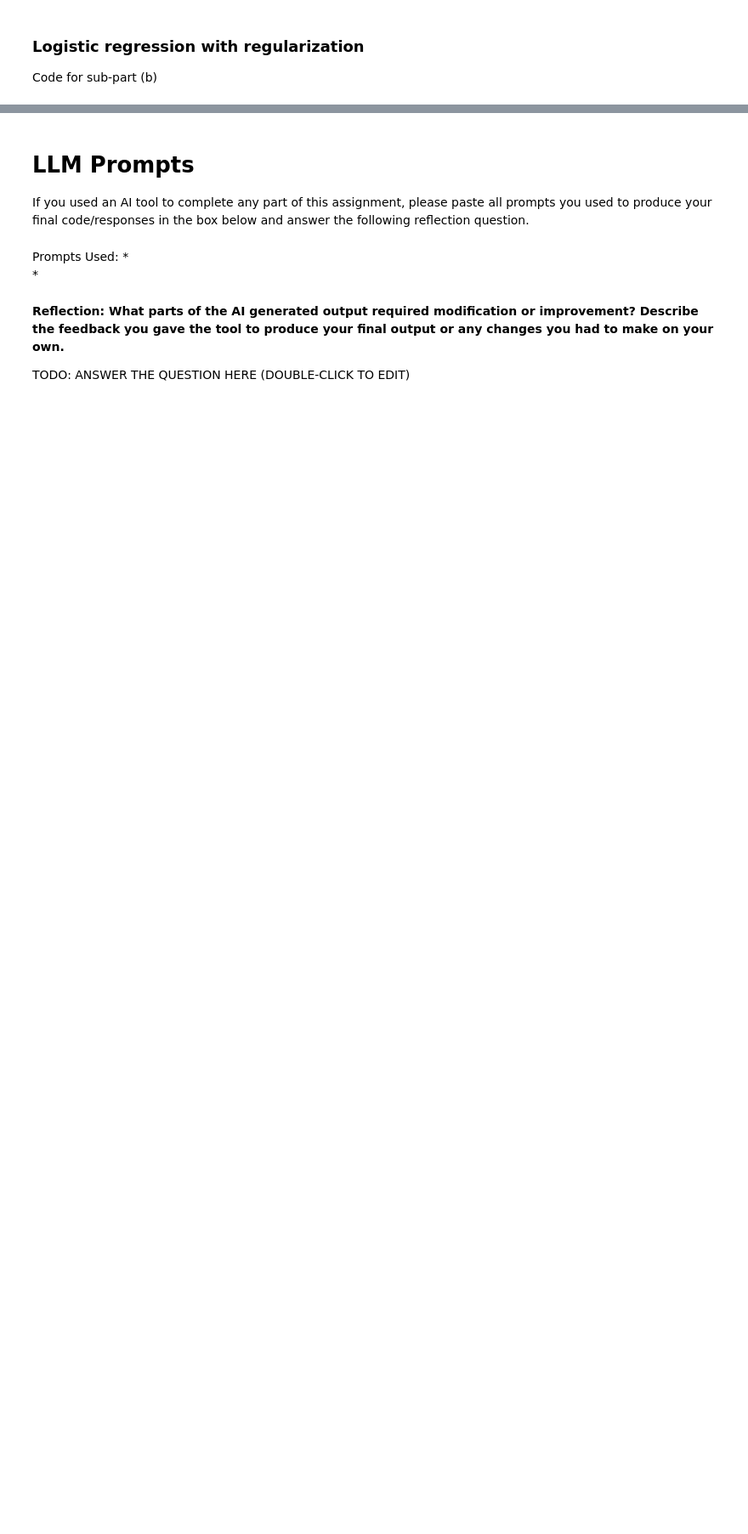
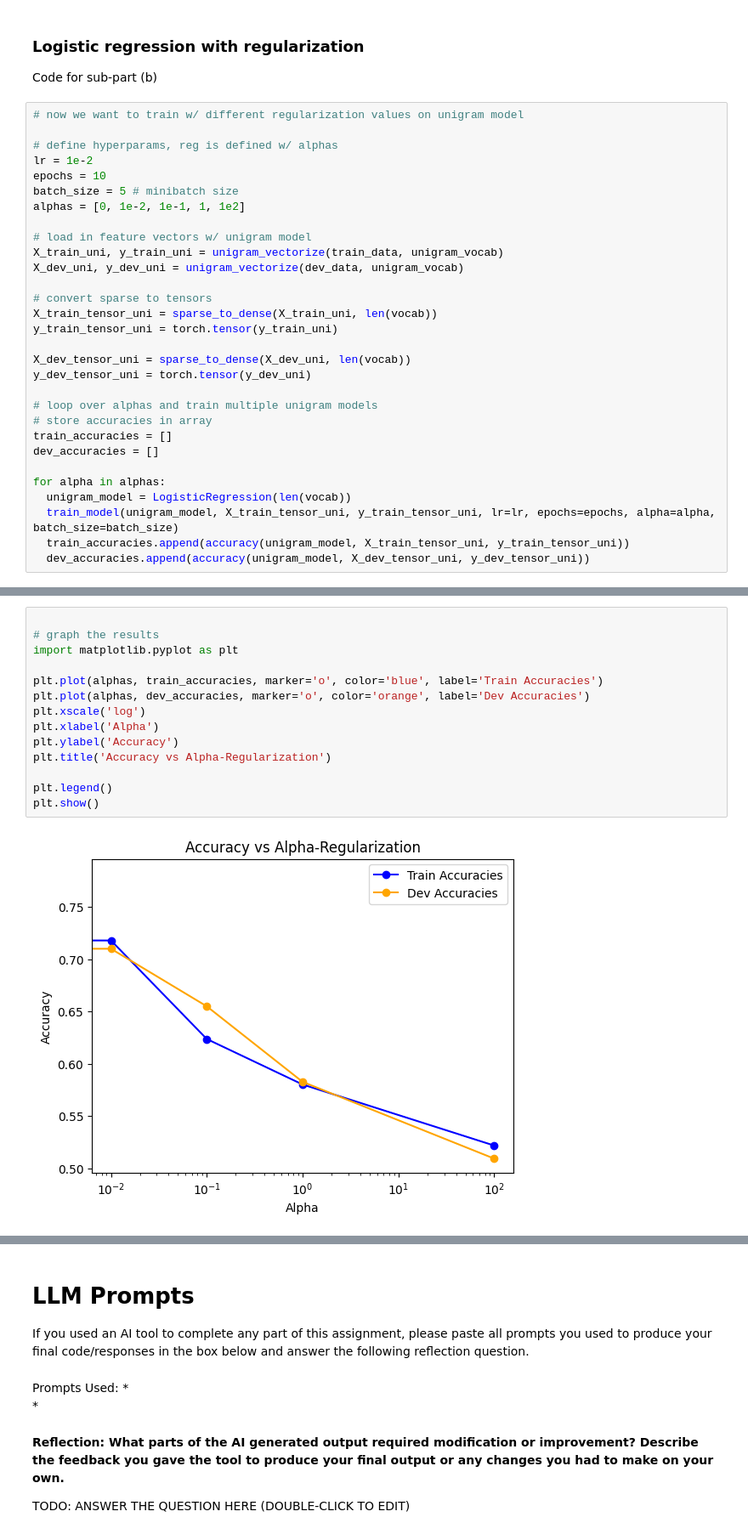
Before and after one commit to smkim0508/COS484-Notes, a Jupyter notebook: A1P2_Classification_(COS484_S2026).ipynb, the cells around one changed output, grey strips where cells are left out. Shown at 85% size. Saved outputs shown, nothing was run; the diff lists cells and outputs as text; blank space fills up the shorter version.

Commit message:
Completed: compared alpha-regularization vs accuracy, cleaned up code

```diff
--- a/A1P2_Classification_(COS484_S2026).ipynb
+++ b/A1P2_Classification_(COS484_S2026).ipynb
@@ -347,3 +356,33 @@ The results of bigram vs unigram models show that the bigram features have bette
 ### Logistic regression with regularization
 
 Code for sub-part (b)
+# %%
+# now we want to train w/ different regularization values on unigram model
+
+# define hyperparams, reg is defined w/ alphas
+lr = 1e-2
+epochs = 10
+batch_size = 5 # minibatch size
+alphas = [0, 1e-2, 1e-1, 1, 1e2]
+
+# load in feature vectors w/ unigram model
+X_train_uni, y_train_uni = unigram_vectorize(train_data, unigram_vocab)
+X_dev_uni, y_dev_uni = unigram_vectorize(dev_data, unigram_vocab)
+
+# convert sparse to tensors
+X_train_tensor_uni = sparse_to_dense(X_train_uni, len(vocab))
+y_train_tensor_uni = torch.tensor(y_train_uni)
+
+X_dev_tensor_uni = sparse_to_dense(X_dev_uni, len(vocab))
+y_dev_tensor_uni = torch.tensor(y_dev_uni)
+
+# loop over alphas and train multiple unigram models
+# store accuracies in array
+train_accuracies = []
+dev_accuracies = []
+
+for alpha in alphas:
+  unigram_model = LogisticRegression(len(vocab))
+  train_model(unigram_model, X_train_tensor_uni, y_train_tensor_uni, lr=lr, epochs=epochs, alpha=alpha, batch_size=batch_size)
+  train_accuracies.append(accuracy(unigram_model, X_train_tensor_uni, y_train_tensor_uni))
+  dev_accuracies.append(accuracy(unigram_model, X_dev_tensor_uni, y_dev_tensor_uni))
@@ -350,3 +407,19 @@ Code for sub-part (b)
+# %%
+
+# graph the results
+import matplotlib.pyplot as plt
+
+plt.plot(alphas, train_accuracies, marker='o', color='blue', label='Train Accuracies')
+plt.plot(alphas, dev_accuracies, marker='o', color='orange', label='Dev Accuracies')
+plt.xscale('log')
+plt.xlabel('Alpha')
+plt.ylabel('Accuracy')
+plt.title('Accuracy vs Alpha-Regularization')
+
+plt.legend()
+plt.show()
+# %% [output]
+[figure, added]
 # %% [markdown]
 **(b) Next, we would like to experiment with $l_2$ regularization $R(\theta) = \alpha\|\theta\|^2$. Plot the accuracy on train and development sets as a function of $\alpha = \{0, 10^{-2}, 10^{-1}, 1, 10\}$. You only need to experiment with unigram features for this part. Explain what you observe. Does this match what you would expect from regularization?**
 
```
Also changed, not shown: parts of 12 cells of this notebook.
